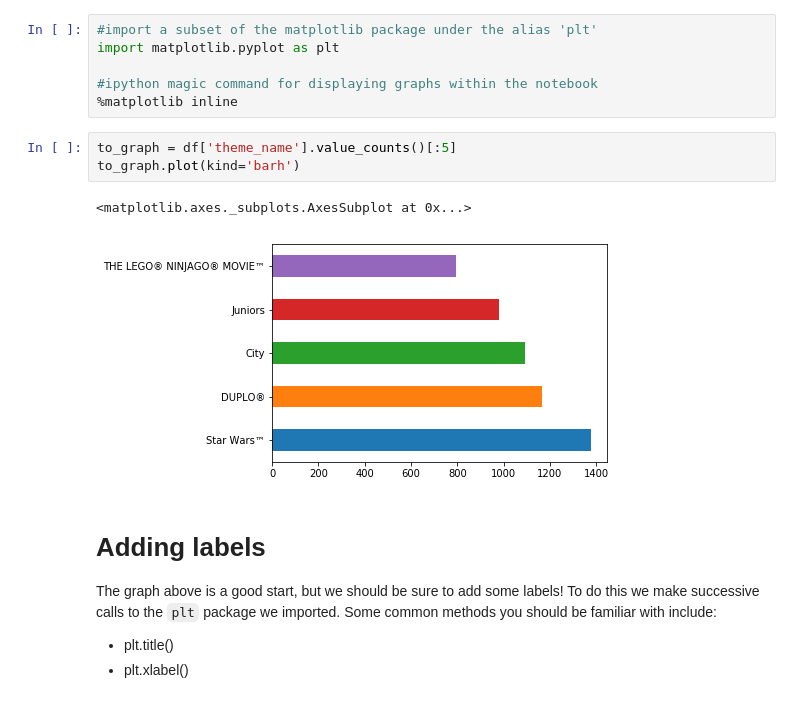
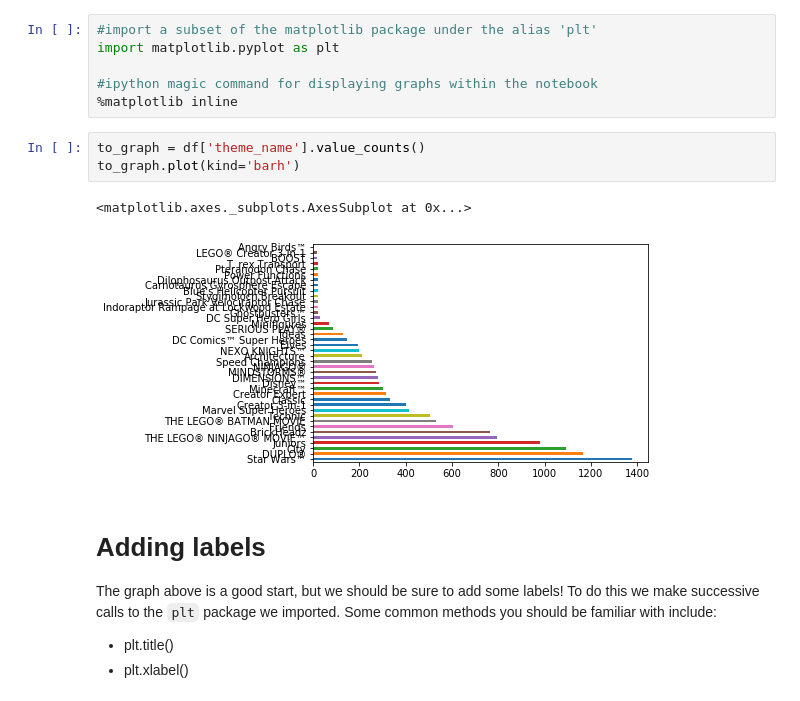
Before and after one commit to Laura-ShummonMaass/dsc-1-01-08-your-first-data-science-codealong-seattle-ds-career-040119, a Jupyter notebook: index.ipynb, the cells around one changed output. Drawn from its saved outputs; the diff is of its cells as text.

```diff
--- a/index.ipynb
+++ b/index.ipynb
@@ -337,11 +337,11 @@ import matplotlib.pyplot as plt
 #ipython magic command for displaying graphs within the notebook
 %matplotlib inline
 # %%
-to_graph = df['theme_name'].value_counts()[:5]
+to_graph = df['theme_name'].value_counts()
 to_graph.plot(kind='barh')
 # %% [output]
 <matplotlib.axes._subplots.AxesSubplot at 0x...>
-[figure, old version]
+[figure, new version]
 # %% [markdown]
 # Adding labels
 The graph above is a good start, but we should be sure to add some labels! To do this we make successive calls to the `plt` package we imported. Some common methods you should be familiar with include:
```
